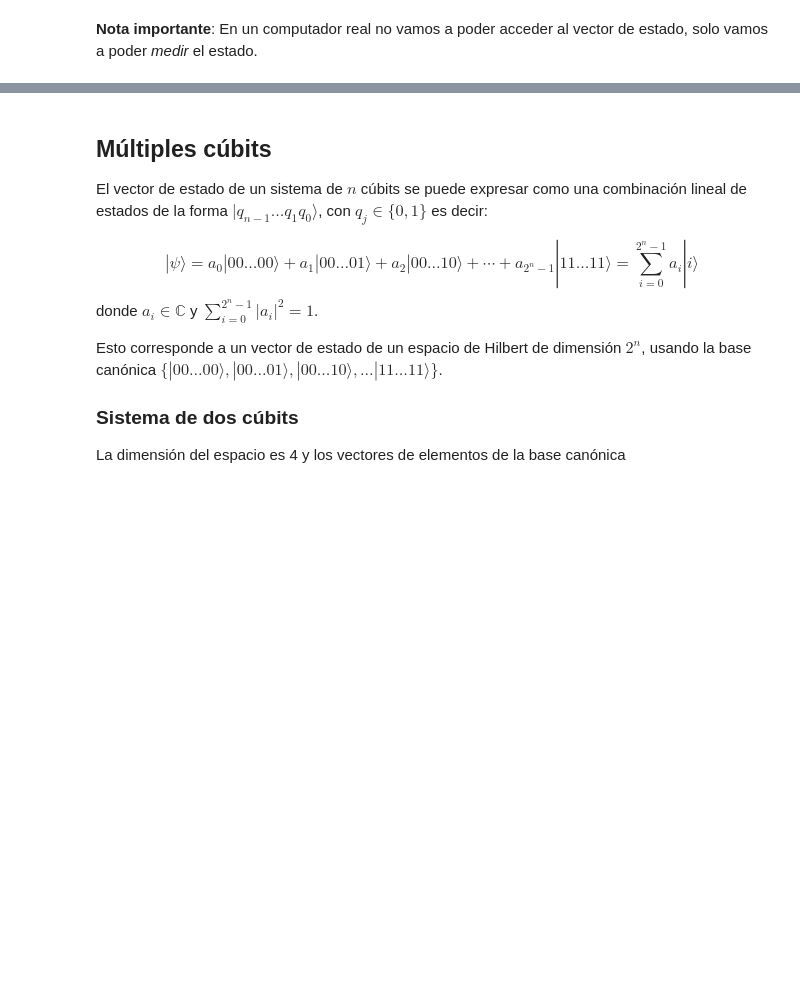
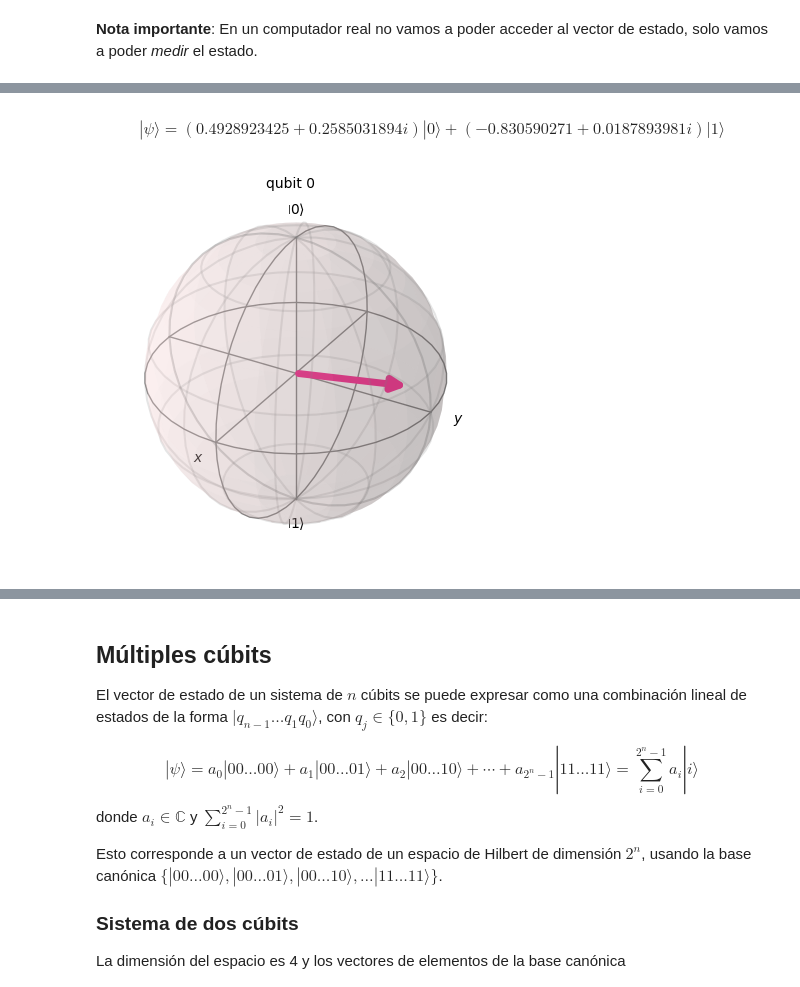
Before and after one commit to tarabelo/2024-VIU-Quantum, a Jupyter notebook: Bits y Cúbits.ipynb, the cells around one changed output, grey strips where cells are left out. Drawn from its saved outputs; the diff is of its cells as text; code cells hidden in the pictures; blank space fills up the shorter version.

```diff
--- a/Bits y Cúbits.ipynb
+++ b/Bits y Cúbits.ipynb
@@ -589,0 +626,25 @@ muestra_estado(estado)
+# %%
+# Y otra más
+# Creamos un circuito cuántico de 1 cúbit
+qc = QuantumCircuit(1)
+# Inicializamos el cúbit al un estado aleatorio
+qc.initialize(random_statevector(dims=2, seed=13)) # dims: dimensión del estado
+
+# En este caso, tenemos que especificar que se salve el vector de estado
+qc.save_statevector()
+
+# Mostramos el circuito
+qc.draw(output='mpl')
+
+from qiskit_aer import AerSimulator
+
+# Usamos un simulador por defecto
+sim = AerSimulator(method='automatic')
+
+# Podemos especificar un número de "shots" para hacer estimaciones estadísticas
+result = sim.run(qc,shots=1024).result()
+
+muestra_estado(result.get_statevector())
+# %% [output]
+$$|\psi\rangle = (0.4928923425 + 0.2585031894 i) |0\rangle+(-0.830590271 + 0.0187893981 i) |1\rangle$$
+[figure, added]
```
Also changed, not shown: parts of 29 cells of this notebook.
